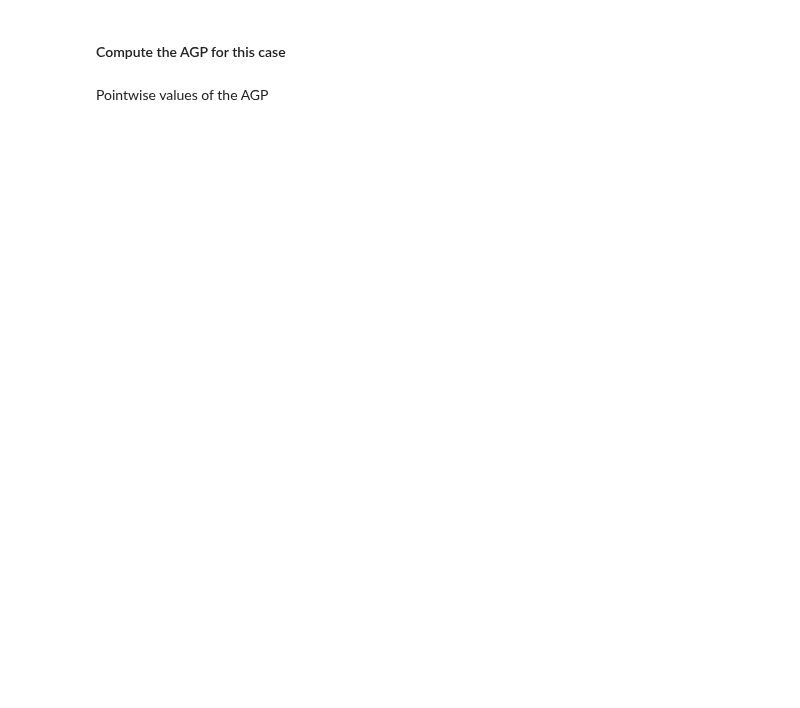
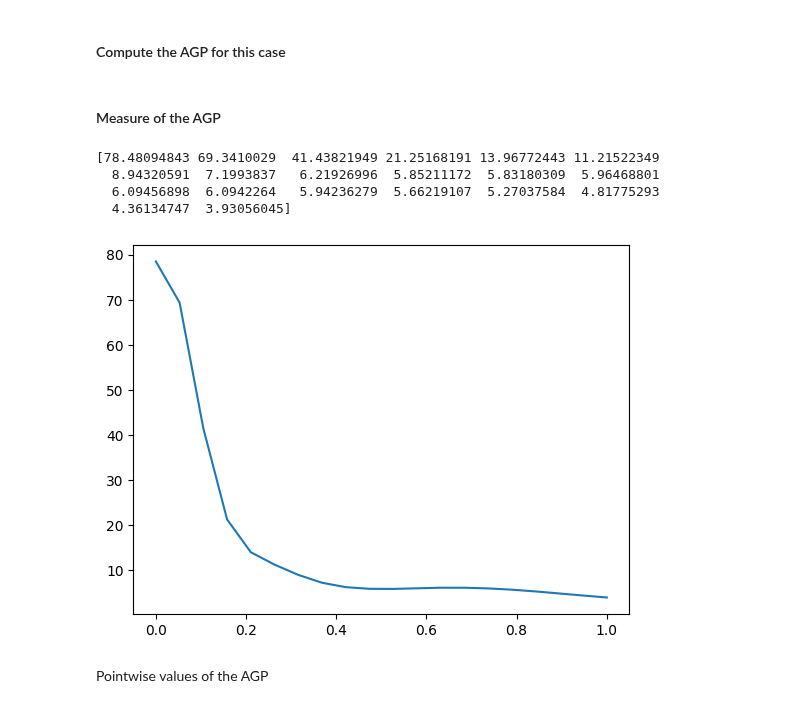
Before and after one commit to emacosta95/Magic4Annealing, a Jupyter notebook: AGPanalysis.ipynb, the cells around one changed output. Drawn from its saved outputs; the diff is of its cells as text; code cells hidden in the pictures; blank space fills up the shorter version.

```diff
--- a/AGPanalysis.ipynb
+++ b/AGPanalysis.ipynb
@@ -156,5 +156,29 @@ Minimum gap Δ₁₀ = 0.000668 at s = 0.846
 # %% [markdown]
 #### Compute the AGP for this case
+# %% [markdown]
+#### Measure of the AGP
+# %%
+grid = 20
+s = np.linspace(0, 1, grid)
+chi = []
+for s_val in s:
+    A = compute_exact_AGP(
+        driver_hamiltonian,
+        target_hamiltonian,
+        lam=s_val,
+    )
+    chi.append(np.linalg.norm(A.toarray()))
+chi = np.asarray(chi)
+# %%
+print(chi)
+plt.plot(s, chi)
+plt.show()
+# %% [output]
+[78.48094843 69.3410029  41.43821949 21.25168191 13.96772443 11.21522349
+  8.94320591  7.1993837   6.21926996  5.85211172  5.83180309  5.96468801
+  6.09456898  6.0942264   5.94236279  5.66219107  5.27037584  4.81775293
+  4.36134747  3.93056045]
+[figure, added]
 # %% [markdown]
 Pointwise values of the AGP
 # %%
```
Also changed, not shown: parts of 4 cells of this notebook, 5 other files.
